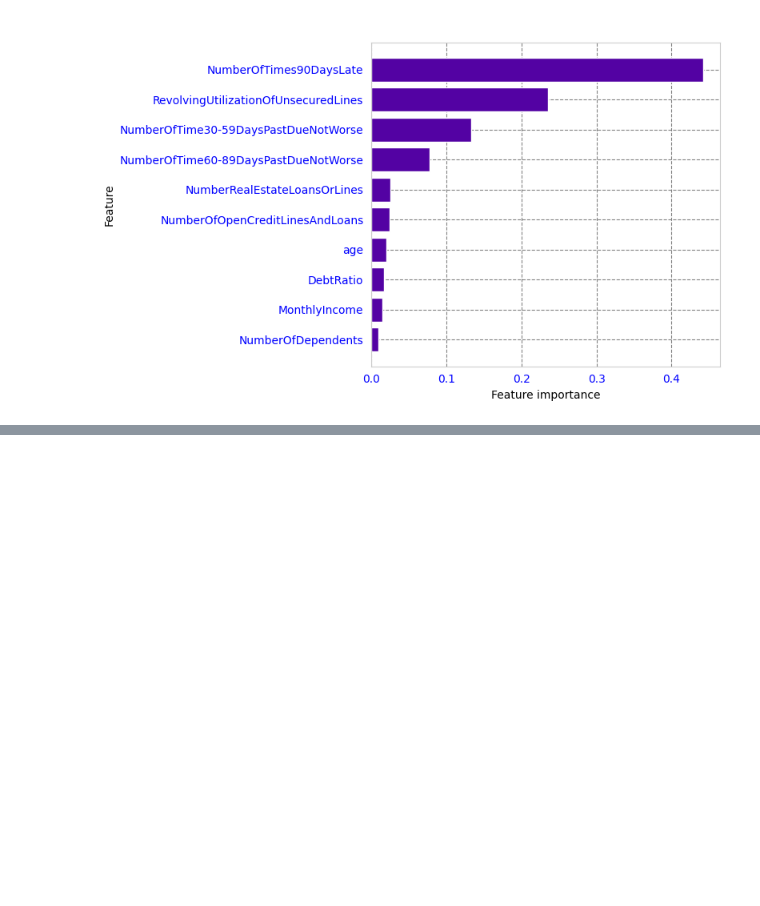
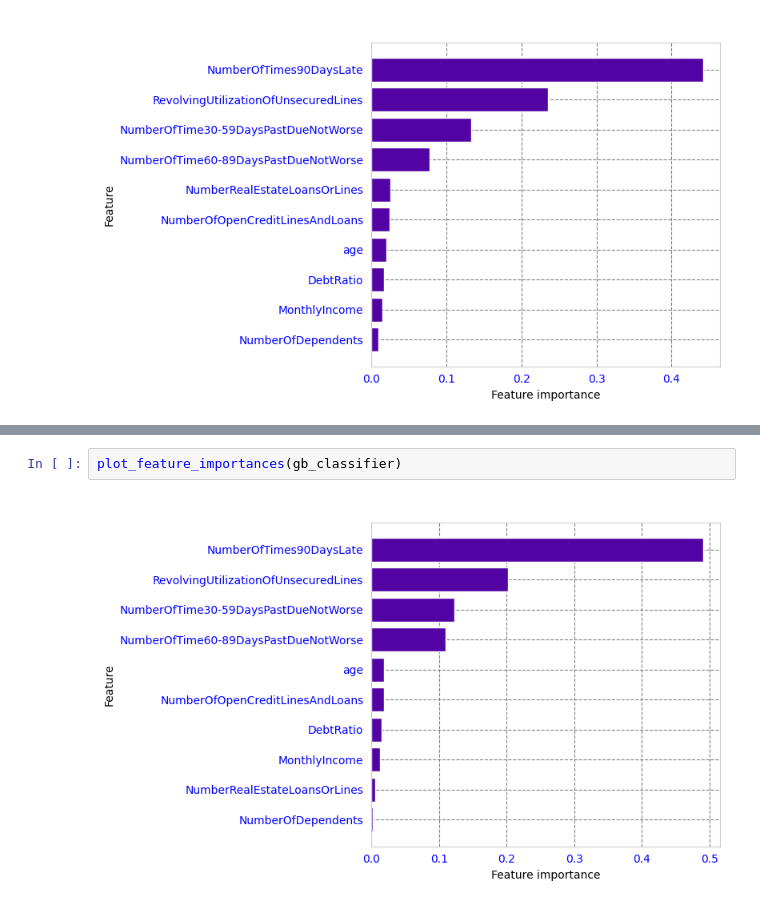
Before and after one commit to Saba-a11/Kaggle_Credit_Score, a Jupyter notebook: CreditModel.ipynb, the cells around one changed output, grey strips where cells are left out. Cells and saved outputs as stored; diff of their text form; blank space fills up the shorter version.

```diff
--- a/CreditModel.ipynb
+++ b/CreditModel.ipynb
@@ -1053,0 +999,4 @@ plot_feature_importances(clf)
+# %%
+plot_feature_importances(gb_classifier)
+# %% [output]
+[figure, added]
```
Also changed, not shown: parts of 11 cells of this notebook.
